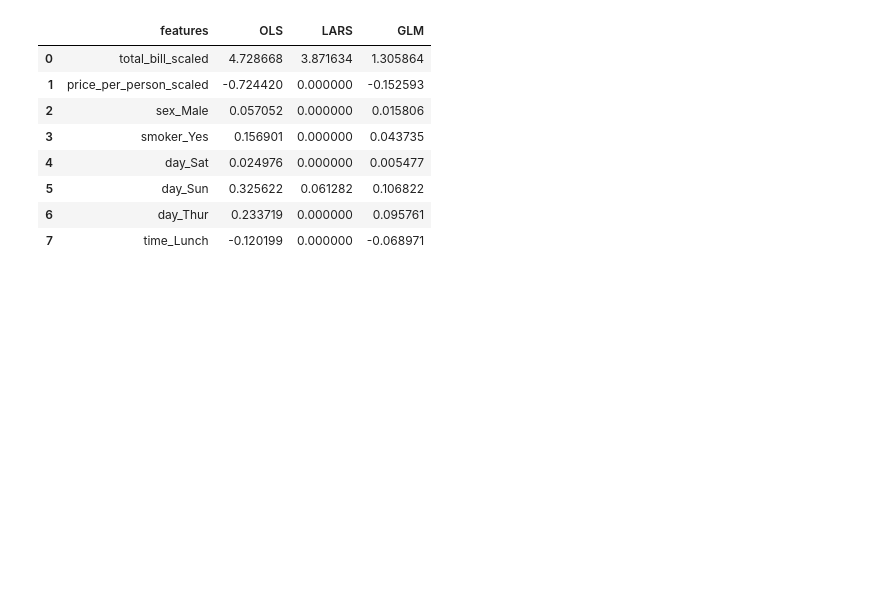
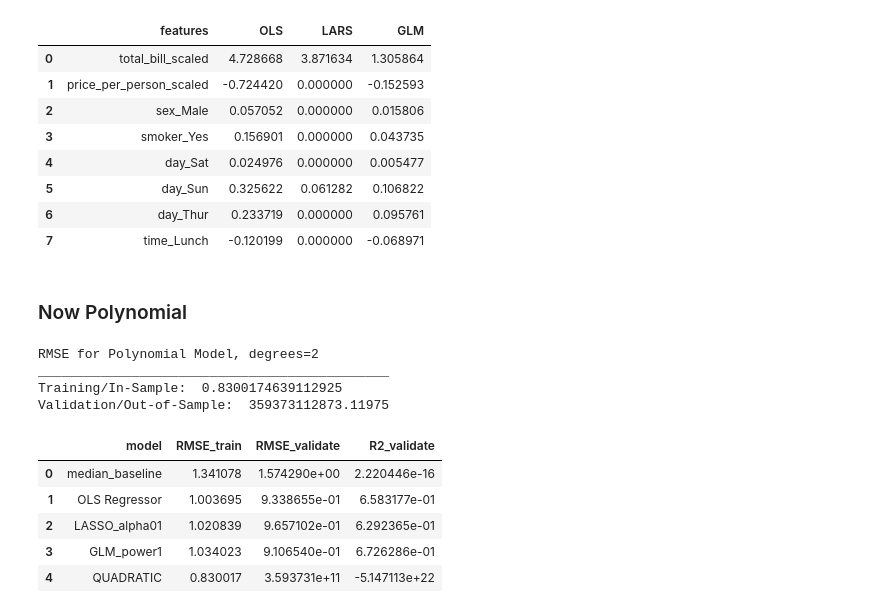
Before and after one commit to RichardAlcabes22/regression-excercises, a Jupyter notebook: modeling.ipynb, the cells around one changed output. Drawn from its saved outputs; the diff is of its cells as text; code cells hidden in the pictures; blank space fills up the shorter version.

```diff
--- a/modeling.ipynb
+++ b/modeling.ipynb
@@ -448,3 +448,5 @@ coef_df.rename(columns={0:'features',1:'OLS',2:'LARS',3:'GLM'})
 | 5 | day_Sun | 0.325622 | 0.061282 | 0.106822 |
 | 6 | day_Thur | 0.233719 | 0.000000 | 0.095761 |
 | 7 | time_Lunch | -0.120199 | 0.000000 | -0.068971 |
+# %% [markdown]
+### Now Polynomial
@@ -450,0 +463,50 @@ coef_df.rename(columns={0:'features',1:'OLS',2:'LARS',3:'GLM'})
+# %%
+#2.1 MAKE THE THING: create the model object
+lm2 = LinearRegression()
+
+#2.2 FIT THE THING: fit the model to our training data. We must specify the column in y_train,
+# since we have converted it to a dataframe from a series!
+lm2.fit(X_train_degree2, y_train.tip)
+
+#3. USE THE THING: predict train
+y_train['tip_pred_lm2'] = lm2.predict(X_train_degree2)
+
+#4. Evaluate: rmse
+rmse_train = mean_squared_error(y_train.tip, y_train.tip_pred_lm2) ** (0.5)
+
+#4. REPEAT STEPS 3-4
+
+# predict validate
+y_validate['tip_pred_lm2'] = lm2.predict(X_validate_degree2)
+
+# evaluate: rmse
+rmse_validate = mean_squared_error(y_validate.tip, y_validate.tip_pred_lm2) ** 0.5
+
+print(f"""RMSE for Polynomial Model, degrees=2
+_____________________________________________
+Training/In-Sample:  {rmse_train}
+Validation/Out-of-Sample:  {rmse_validate}""")
+# %% [output]
+RMSE for Polynomial Model, degrees=2
+_____________________________________________
+Training/In-Sample:  0.8300174639112925
+Validation/Out-of-Sample:  359373112873.11975
+# %%
+#Append this to the metric_df
+
+metric_df = metric_df.append(
+    {'model': 'QUADRATIC',
+     'RMSE_train': rmse_train,
+     'RMSE_validate': rmse_validate,
+     'R2_validate': explained_variance_score(y_validate.tip,
+                                             y_validate.tip_pred_lm2)
+    }, ignore_index=True)
+# %%
+metric_df
+# %% [output]
+|  | model | RMSE_train | RMSE_validate | R2_validate |
+| 0 | median_baseline | 1.341078 | 1.574290e+00 | 2.220446e-16 |
+| 1 | OLS Regressor | 1.003695 | 9.338655e-01 | 6.583177e-01 |
+| 2 | LASSO_alpha01 | 1.020839 | 9.657102e-01 | 6.292365e-01 |
+| 3 | GLM_power1 | 1.034023 | 9.106540e-01 | 6.726286e-01 |
+| 4 | QUADRATIC | 0.830017 | 3.593731e+11 | -5.147113e+22 |
```
Also changed, not shown: parts of 11 cells of this notebook.
